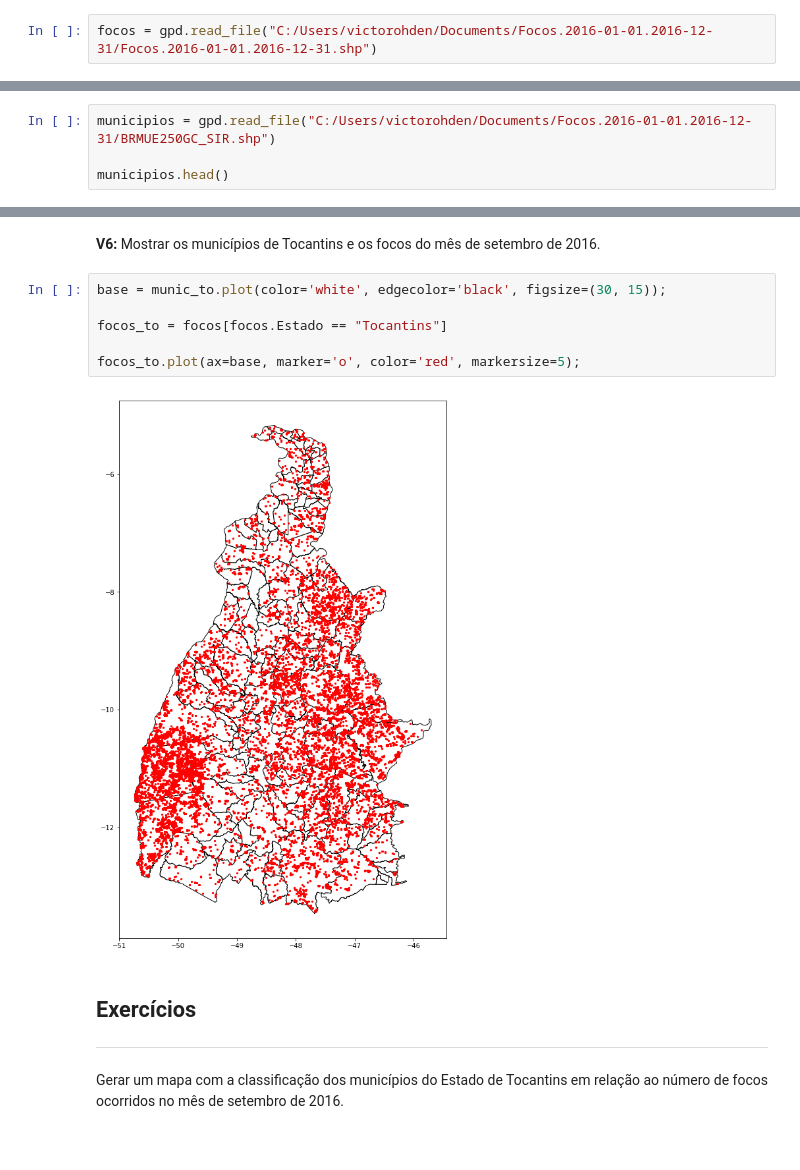
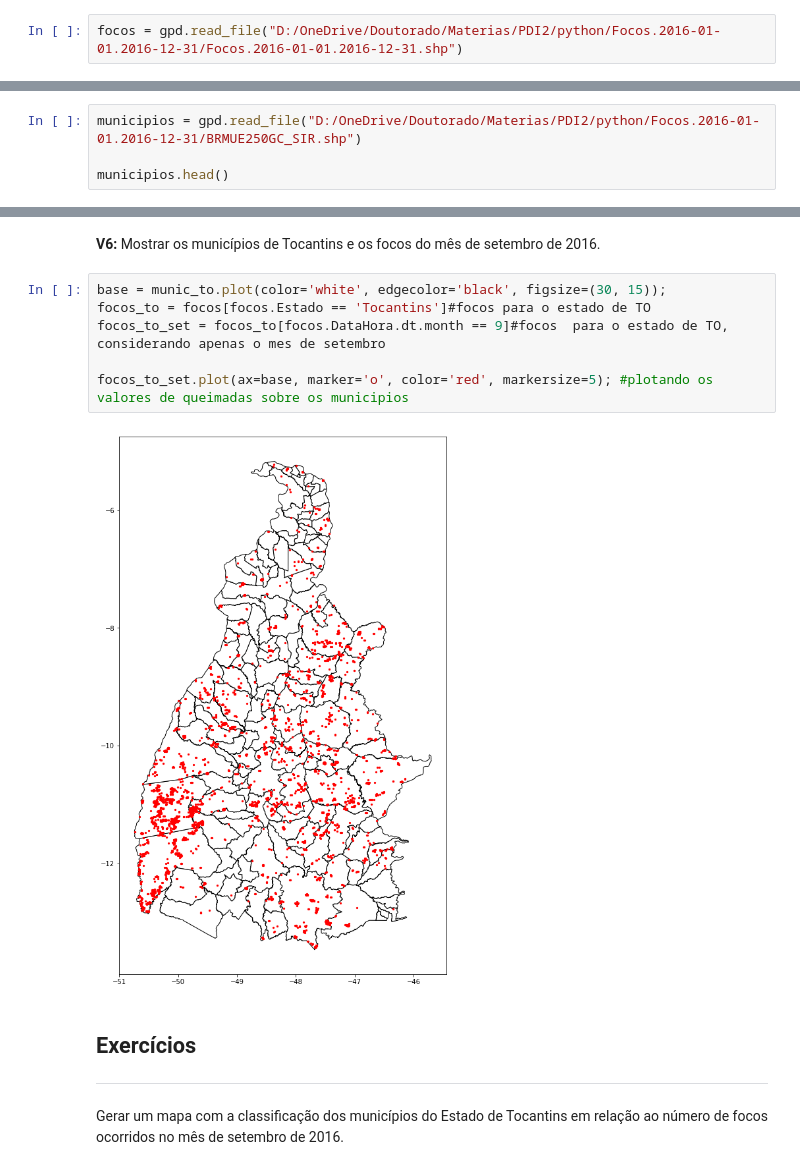
Before and after one commit to victorohden/ser411, a Jupyter notebook: analise-focos-VictorPrudente.ipynb, the cells around one changed output, grey strips where cells are left out. Saved outputs shown, nothing was run; the diff lists cells and outputs as text.

```diff
--- a/analise-focos-VictorPrudente.ipynb
+++ b/analise-focos-VictorPrudente.ipynb
@@ -350,7 +351,7 @@ import matplotlib.pyplot as plt
 # %% [markdown]
 Abrir o shapefile e transformá-lo em um `GeoDataFrame`:
 # %%
-focos = gpd.read_file("C:/Users/victorohden/Documents/Focos.2016-01-01.2016-12-31/Focos.2016-01-01.2016-12-31.shp")
+focos = gpd.read_file("D:/OneDrive/Doutorado/Materias/PDI2/python/Focos.2016-01-01.2016-12-31/Focos.2016-01-01.2016-12-31.shp")
 # %% [markdown]
 Vamos ver uma amostra dos dados:
 # %%
@@ -690,7 +694,7 @@ Name: Municipi, dtype: int64
 # %% [markdown]
 **V4.** Abrir o mapa de municípios brasileiros e fazer uma visualização.
 # %%
-municipios = gpd.read_file("C:/Users/victorohden/Documents/Focos.2016-01-01.2016-12-31/BRMUE250GC_SIR.shp")
+municipios = gpd.read_file("D:/OneDrive/Doutorado/Materias/PDI2/python/Focos.2016-01-01.2016-12-31/BRMUE250GC_SIR.shp")
 
 municipios.head()
 # %% [output]
@@ -740,12 +744,12 @@ munic_to.plot(color='white', edgecolor='black', figsize=(20, 10));
 **V6:** Mostrar os municípios de Tocantins e os focos do mês de setembro de 2016.
 # %%
 base = munic_to.plot(color='white', edgecolor='black', figsize=(30, 15));
+focos_to = focos[focos.Estado == 'Tocantins']#focos para o estado de TO
+focos_to_set = focos_to[focos.DataHora.dt.month == 9]#focos  para o estado de TO, considerando apenas o mes de setembro
 
-focos_to = focos[focos.Estado == "Tocantins"]
-
-focos_to.plot(ax=base, marker='o', color='red', markersize=5);
+focos_to_set.plot(ax=base, marker='o', color='red', markersize=5); #plotando os valores de queimadas sobre os municipios
 # %% [output]
-[figure, old version]
+[figure, new version]
 # %% [markdown]
 ## Exercícios
 <hr style="border:2px solid #0077b9;">
```
Also changed, not shown: parts of 15 cells of this notebook.
